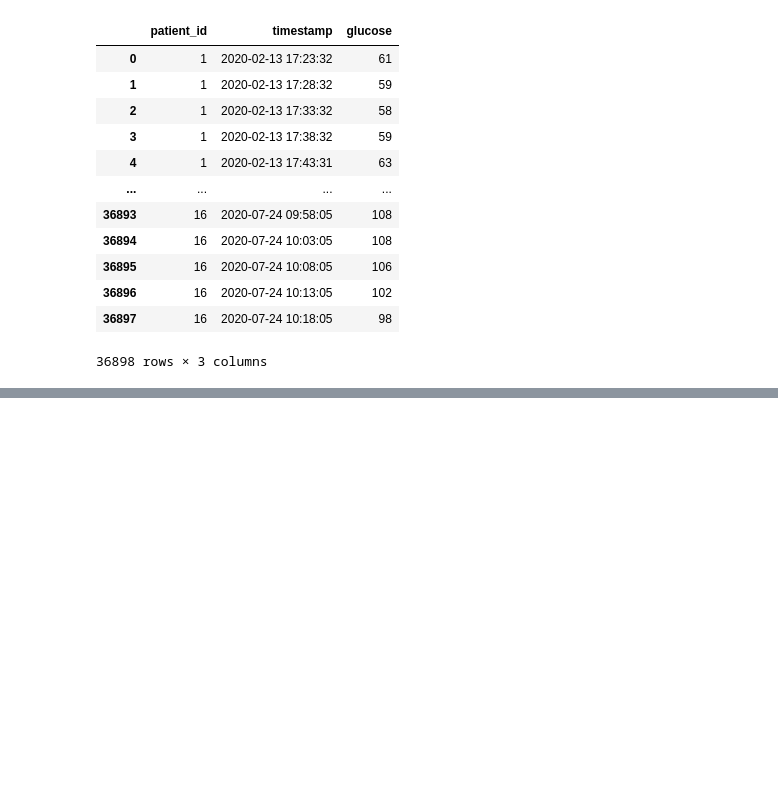
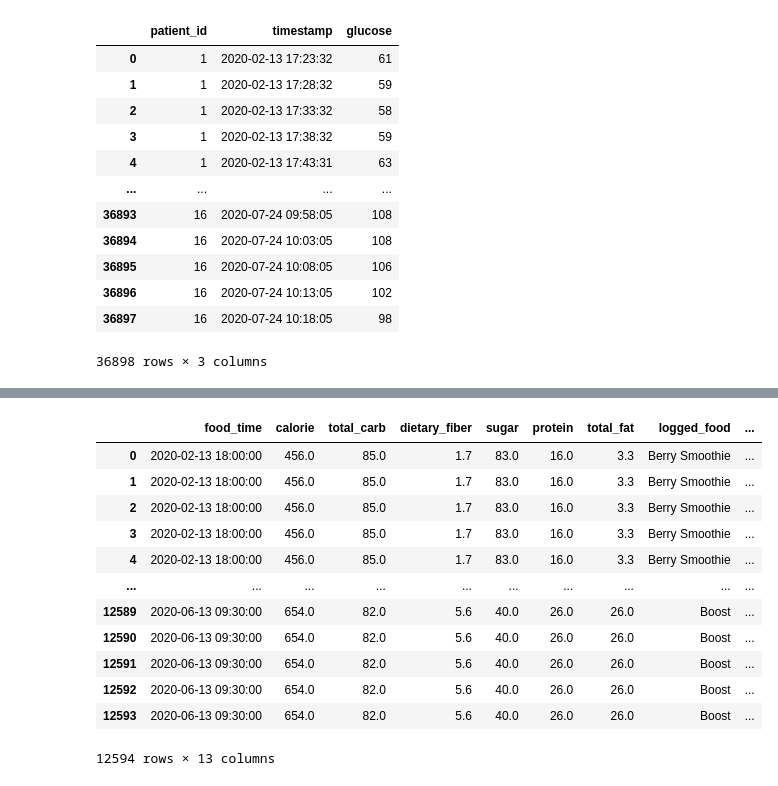
Before and after one commit to KrazyKats/dsc106_team, a Jupyter notebook: viv_work/create_combined_json.ipynb, the cells around one changed output, grey strips where cells are left out. Cells and saved outputs as stored; diff of their text form; code cells hidden in the pictures; blank space fills up the shorter version.

Commit message:
Created combined df as a JSON file

```diff
--- a/viv_work/create_combined_json.ipynb
+++ b/viv_work/create_combined_json.ipynb
@@ -50,8 +46,14 @@ glucose_data.groupby(['timestamp', 'patient_id'])
 # %%
 
-def get_data_within_timeframe():
-    merged_df = food_log_tagged.merge(glucose_data, left_on = 'ID', right_on = 'patient_id')
+def create_combined_df():
+    # Creates a combined df of the food information and the patient id
+    temp_df = food_log_tagged.merge(glucose_data, left_on = 'ID', right_on = 'patient_id')
     # Change this line to get the desired timestamps
-    return merged_df[(merged_df['datetime'] - merged_df['timestamp']).dt.total_seconds().abs() <= 3600]
+    combined_df = temp_df[(temp_df['datetime'] - temp_df['timestamp']).dt.total_seconds().abs() <= 3600]
+    return (
+        combined_df
+        .rename(columns = {'datetime': 'food_time', 'timestamp': 'glucose_time'})
+        .drop(columns = 'ID')
+    ).reset_index(drop = True)
 # %%
-combined_df = get_data_within_timeframe()
+combined_df = create_combined_df()
@@ -61,0 +60,16 @@ Timestamp('2020-05-06 18:37:06')
+# %%
+combined_df
+# %% [output]
+|  | food_time | calorie | total_carb | dietary_fiber | sugar | protein | total_fat | logged_food | ... |
+| 0 | 2020-02-13 18:00:00 | 456.0 | 85.0 | 1.7 | 83.0 | 16.0 | 3.3 | Berry Smoothie | ... |
+| 1 | 2020-02-13 18:00:00 | 456.0 | 85.0 | 1.7 | 83.0 | 16.0 | 3.3 | Berry Smoothie | ... |
+| 2 | 2020-02-13 18:00:00 | 456.0 | 85.0 | 1.7 | 83.0 | 16.0 | 3.3 | Berry Smoothie | ... |
+| 3 | 2020-02-13 18:00:00 | 456.0 | 85.0 | 1.7 | 83.0 | 16.0 | 3.3 | Berry Smoothie | ... |
+| 4 | 2020-02-13 18:00:00 | 456.0 | 85.0 | 1.7 | 83.0 | 16.0 | 3.3 | Berry Smoothie | ... |
+| ... | ... | ... | ... | ... | ... | ... | ... | ... | ... |
+| 12589 | 2020-06-13 09:30:00 | 654.0 | 82.0 | 5.6 | 40.0 | 26.0 | 26.0 | Boost | ... |
+| 12590 | 2020-06-13 09:30:00 | 654.0 | 82.0 | 5.6 | 40.0 | 26.0 | 26.0 | Boost | ... |
+| 12591 | 2020-06-13 09:30:00 | 654.0 | 82.0 | 5.6 | 40.0 | 26.0 | 26.0 | Boost | ... |
+| 12592 | 2020-06-13 09:30:00 | 654.0 | 82.0 | 5.6 | 40.0 | 26.0 | 26.0 | Boost | ... |
+| 12593 | 2020-06-13 09:30:00 | 654.0 | 82.0 | 5.6 | 40.0 | 26.0 | 26.0 | Boost | ... |
+12594 rows × 13 columns
```
Also changed, not shown: parts of 3 cells of this notebook, 1 other file.
